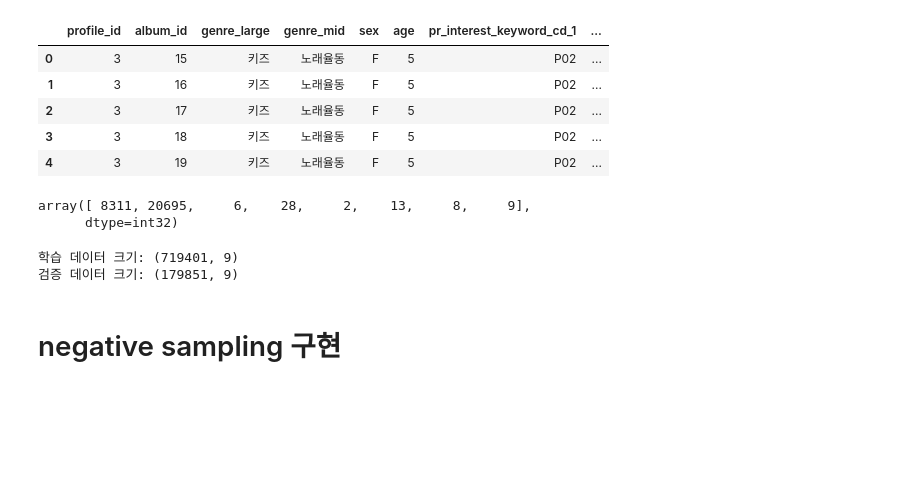
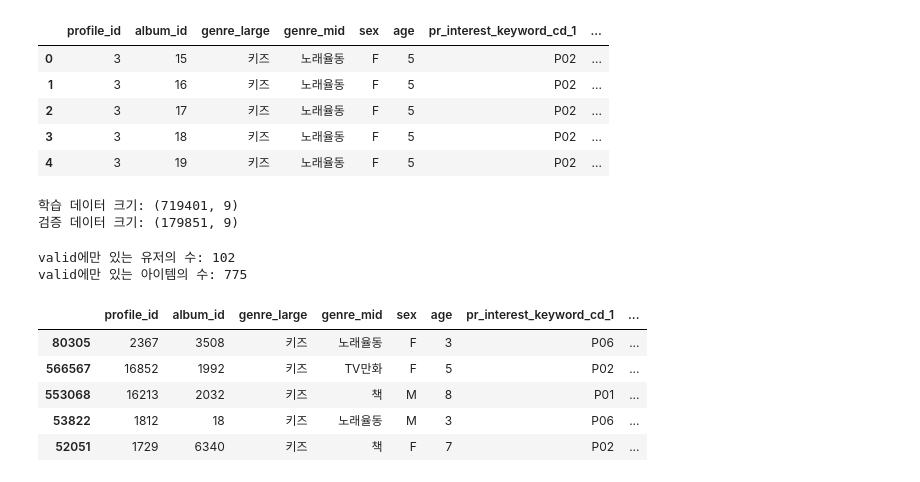
Before and after one commit to minsoo9506/lg-uplus-RecSys-competition, a Jupyter notebook: notebook/make_dataset.ipynb, the cells around one changed output. Saved outputs shown, nothing was run; the diff lists cells and outputs as text; code cells hidden in the pictures; blank space fills up the shorter version.

```diff
--- a/notebook/make_dataset.ipynb
+++ b/notebook/make_dataset.ipynb
@@ -25,7 +25,7 @@ class config:
     device = torch.device("cuda:{}".format(gpu_idx) if torch.cuda.is_available() else "cpu")
     top_k = 25
     seed = 42
-    neg_ratio = 100
+    neg_ratio = 1
     test_size = 0.2
 # %%
 # 시드 고정
@@ -156,26 +156,3 @@ original: idx for idx, original in enumerate(history_meta_profile["pr_interest_k
 ch_interest_keyword_cd_1_to_index = {
 original: idx for idx, original in enumerate(history_meta_profile["ch_interest_keyword_cd_1"].unique())
 }
-
-history_meta_profile["profile_id"] = history_meta_profile["profile_id"].apply(lambda x: user_to_index[x])
-history_meta_profile["album_id"] = history_meta_profile["album_id"].apply(lambda x: item_to_index[x])
-
-history_meta_profile["genre_large"] = history_meta_profile["genre_large"].apply(lambda x: genre_large_to_index[x])
-history_meta_profile["genre_mid"] = history_meta_profile["genre_mid"].apply(lambda x: genre_mid_to_index[x])
-
-history_meta_profile["sex"] = history_meta_profile["sex"].apply(lambda x: sex_to_index[x])
-history_meta_profile["age"] = history_meta_profile["age"].apply(lambda x: age_to_index[x])
-history_meta_profile["pr_interest_keyword_cd_1"] = history_meta_profile["pr_interest_keyword_cd_1"].apply(lambda x: pr_interest_keyword_cd_1_to_index[x])
-history_meta_profile["ch_interest_keyword_cd_1"] = history_meta_profile["ch_interest_keyword_cd_1"].apply(lambda x: ch_interest_keyword_cd_1_to_index[x])
-
-history_meta_profile = history_meta_profile.to_numpy()
-
-items = history_meta_profile[:, :-1].astype(np.intc)
-targets = history_meta_profile[:, -1].astype(np.float32)
-field_dims = np.max(items, axis=0) + 1
-# %%
-# 각 field 종류별 갯수
-field_dims
-# %% [output]
-array([ 8311, 20695,     6,    28,     2,    13,     8,     9],
-      dtype=int32)
@@ -189,5 +169,23 @@ print('검증 데이터 크기:', valid.shape)
 # %% [output]
 학습 데이터 크기: (719401, 9)
 검증 데이터 크기: (179851, 9)
-# %% [markdown]
-# negative sampling 구현
+# %%
+n_only_valid_user = len(set(valid.iloc[:, 0]) - set(train.iloc[:, 0]))
+n_only_valid_item = len(set(valid.iloc[:, 1]) - set(train.iloc[:, 1]))
+
+print(f'valid에만 있는 유저의 수: {n_only_valid_user}')
+print(f'valid에만 있는 아이템의 수: {n_only_valid_item}')
+
+# 그래도 negative sampling하면 이 수는 줄어들 것이다
+# %% [output]
+valid에만 있는 유저의 수: 102
+valid에만 있는 아이템의 수: 775
+# %%
+train.head()
+# %% [output]
+|  | profile_id | album_id | genre_large | genre_mid | sex | age | pr_interest_keyword_cd_1 | ... |
+| 80305 | 2367 | 3508 | 키즈 | 노래율동 | F | 3 | P06 | ... |
+| 566567 | 16852 | 1992 | 키즈 | TV만화 | F | 5 | P02 | ... |
+| 553068 | 16213 | 2032 | 키즈 | 책 | M | 8 | P01 | ... |
+| 53822 | 1812 | 18 | 키즈 | 노래율동 | M | 3 | P06 | ... |
+| 52051 | 1729 | 6340 | 키즈 | 책 | F | 7 | P02 | ... |
```
Also changed, not shown: parts of 10 cells of this notebook.
